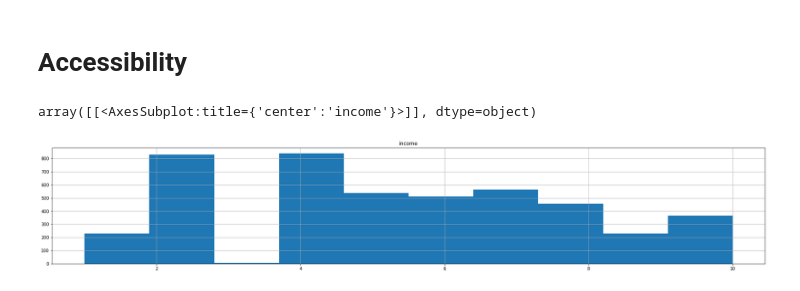
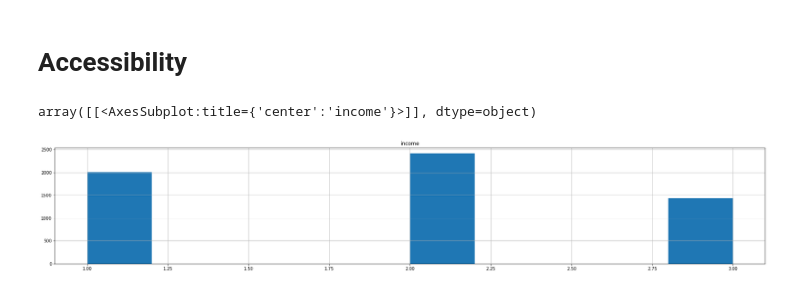
Before and after one commit to MiliasV/coaccessibility, a Jupyter notebook: notebooks/exploration.ipynb, the cells around one changed output. Drawn from its saved outputs; the diff is of its cells as text; code cells hidden in the pictures.

```diff
--- a/notebooks/exploration.ipynb
+++ b/notebooks/exploration.ipynb
@@ -325,27 +325,27 @@ NameError: name 'errors' is not defined
 # %%
 from sqlalchemy import create_engine
 import geopandas as gpd
 import pandas as pd
 
 def preprocess(df):
     df.sort_values(by=['walk_age_entropy_index'], inplace=True)
     df['walk_age_entropy_index'] = df['walk_age_entropy_index']*100
     df['buurt_age_entropy_index'] = df['buurt_age_entropy_index']*100
     df['wijk_age_entropy_index'] = df['wijk_age_entropy_index']*100
     df.loc[df['category'].str.contains("shop")==True,'category'] = 'shop'
     df = pd.concat([df, pd.get_dummies(df['category'])], axis=1);
     df = df.round(4)
     return df
 
-city = "rotterdam"
+city = "amsterdam"
 # db initialization
 # store to db
 db_connection_string = 'postgresql://postgres:postgres@localhost/age_segregation'
 engine = create_engine(db_connection_string)
 sql = 'SELECT * from ' + city +'.pop_access_' + city[0:3] + ' where income!=0'
 df = pd.read_sql(sql, engine)
 # df = preprocess(df)
-df.hist(column='income', bins=10, figsize=(30,5))
+df.hist(column='income', figsize=(30,5))
 # %% [output]
 array([[<AxesSubplot:title={'center':'income'}>]], dtype=object)
-[figure, old version]
+[figure, new version]
```
Also changed, not shown: parts of 21 cells of this notebook, 3 other files.
